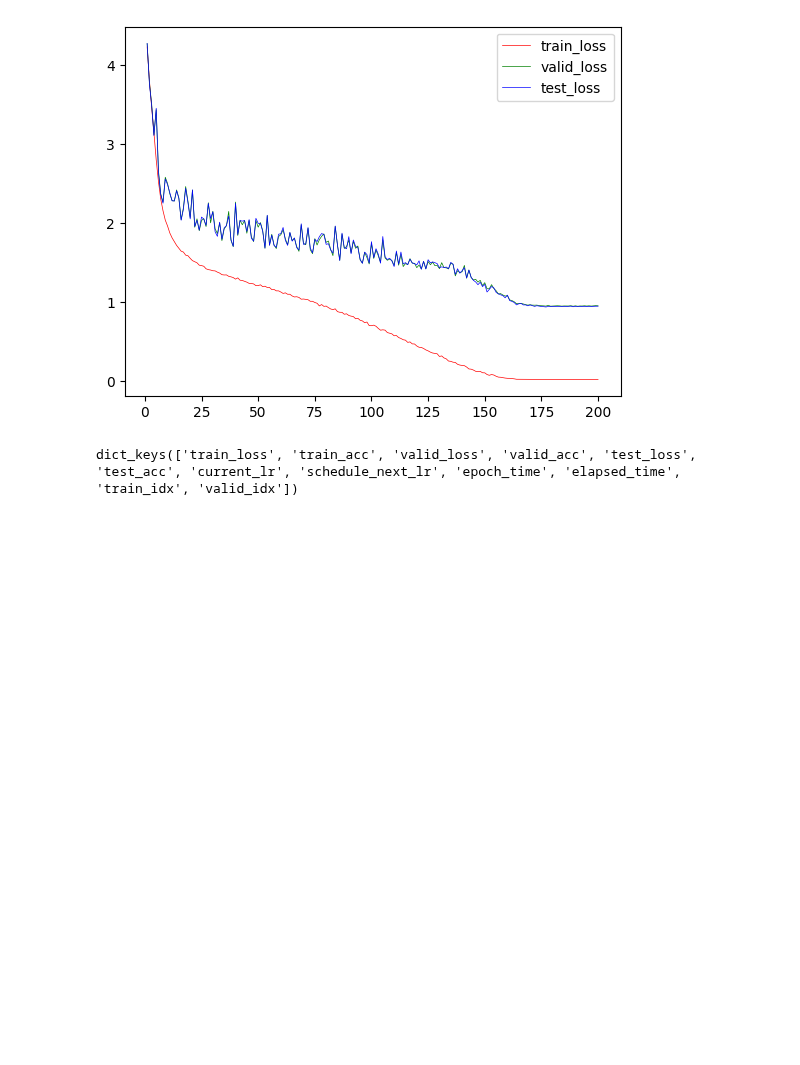
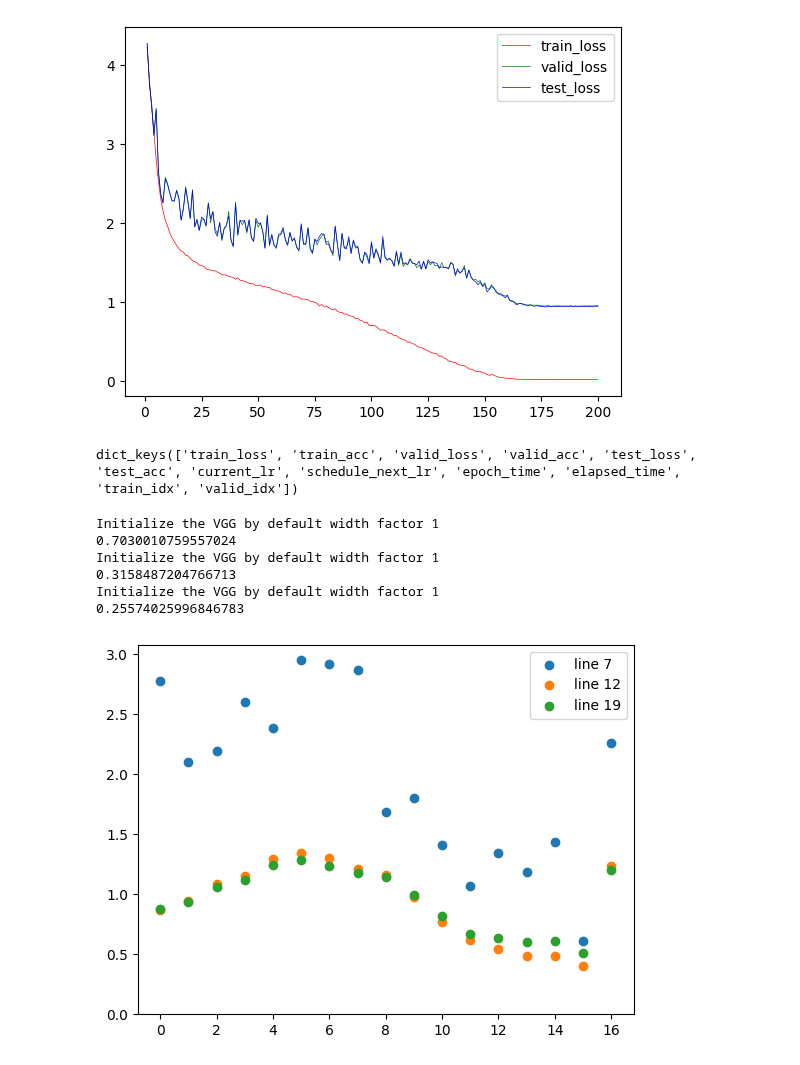
Before and after one commit to lim-sorry/snvr, a Jupyter notebook: analysis.ipynb, the cells around one changed output. Saved outputs shown, nothing was run; the diff lists cells and outputs as text; code cells hidden in the pictures; blank space fills up the shorter version.

```diff
--- a/analysis.ipynb
+++ b/analysis.ipynb
@@ -307,3 +83,53 @@ print(ckpt.keys())
 # %% [output]
 [figure]
 dict_keys(['train_loss', 'train_acc', 'valid_loss', 'valid_acc', 'test_loss', 'test_acc', 'current_lr', 'schedule_next_lr', 'epoch_time', 'elapsed_time', 'train_idx', 'valid_idx'])
+# %%
+from networks import *
+from sgdsnr import compute_weight
+import matplotlib.pyplot as plt
+
+watch_list = [7,12,19]
+
+config_file_path = 'bash_scripts/config/test.tsv'
+new_f = []
+with open(config_file_path, 'r', encoding='utf-8') as f:
+    for idx, line in enumerate(f):
+        if idx+1 not in watch_list:
+            continue
+
+        line = line.replace('\t\t','\t')
+        cols = line.split('\t')  # 탭으로 분리
+        ckpt_path = f'ckpt/{cols[3]}/usage{cols[4]}/{cols[0]}_{cols[2]}_{cols[1]}/{cols[12]}_init{cols[8]}_{cols[6]}/snr_sg{cols[10]}_snvr_svg{cols[11]}'
+        seeds = cols[7].split(',')
+
+        best_accs = []
+        for root, dirs, files in os.walk(ckpt_path):
+            if 'training_stats.npy' not in files:
+                continue
+            ckpt = torch.load(os.path.join(root, 'epoch_best.ckpt'))
+            break
+
+        model = VGG_cifar(19, 100, 1)
+        model.load_state_dict(ckpt['net'])
+        model.cuda()
+
+        sn_list = []
+        for i, p in enumerate(model.parameters()):
+            if p.dim() > 1:
+                sn, uv = compute_weight(p, n_power_iterations=10)
+                sn_list.append(sn.flatten()[0].item())
+            else:
+                pass
+        print(np.std(sn_list))
+        plt.scatter(range(len(sn_list)), sn_list, label=f'line {idx+1}')
+plt.ylim(0.0)
+plt.legend()
+plt.show()
+# %% [output]
+Initialize the VGG by default width factor 1
+0.7030010759557024
+Initialize the VGG by default width factor 1
+0.3158487204766713
+Initialize the VGG by default width factor 1
+0.25574025996846783
+[figure, added]
```
Also changed, not shown: parts of 12 cells of this notebook, 4 other files.
